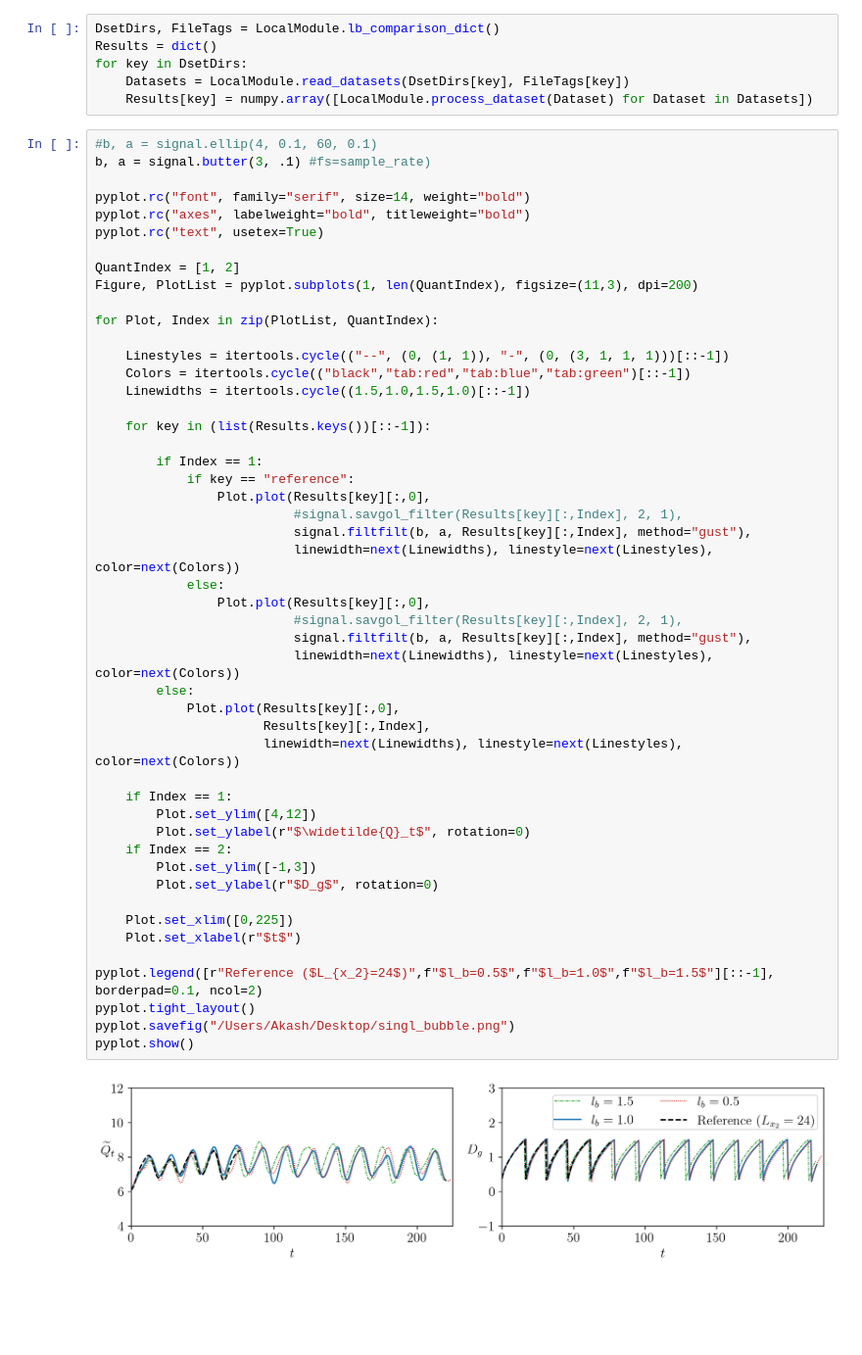
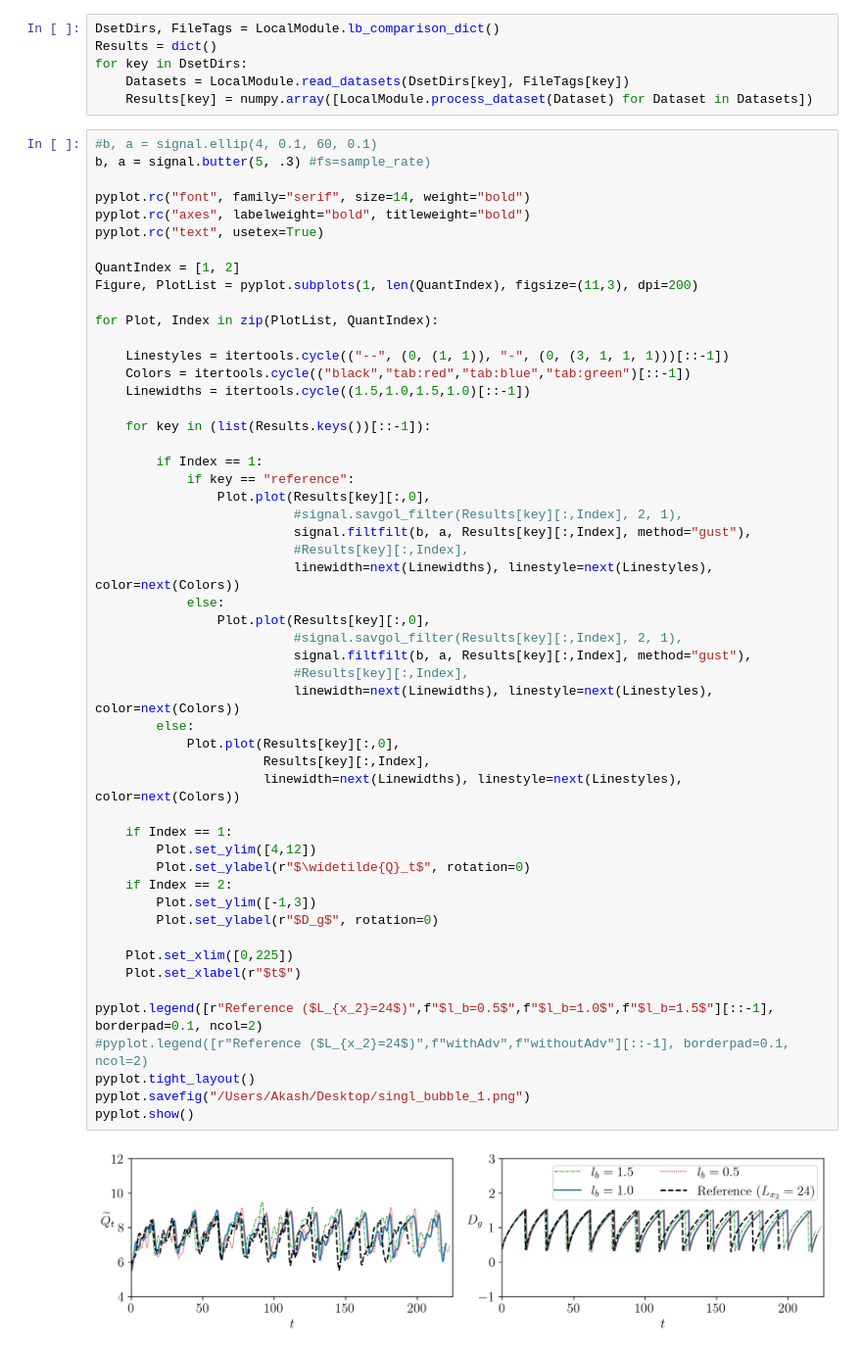
Before and after one commit to Lab-Notebooks/Benchmarks-Tutorials, a Jupyter notebook: analysis/PoolBoiling/Lb-Comparison.ipynb, the cells around one changed output. Shown at 98% size. Cells and saved outputs as stored; diff of their text form; blank space fills up the shorter version.

```diff
--- a/analysis/PoolBoiling/Lb-Comparison.ipynb
+++ b/analysis/PoolBoiling/Lb-Comparison.ipynb
@@ -15,7 +15,7 @@ for key in DsetDirs:
     Results[key] = numpy.array([LocalModule.process_dataset(Dataset) for Dataset in Datasets])
 # %%
 #b, a = signal.ellip(4, 0.1, 60, 0.1)
-b, a = signal.butter(3, .1) #fs=sample_rate)
+b, a = signal.butter(5, .3) #fs=sample_rate)
 
 pyplot.rc("font", family="serif", size=14, weight="bold")
 pyplot.rc("axes", labelweight="bold", titleweight="bold")
@@ -35,32 +35,35 @@ for Plot, Index in zip(PlotList, QuantIndex):
         if Index == 1:
             if key == "reference":
                 Plot.plot(Results[key][:,0],
                           #signal.savgol_filter(Results[key][:,Index], 2, 1),
                           signal.filtfilt(b, a, Results[key][:,Index], method="gust"),
+                          #Results[key][:,Index],
                           linewidth=next(Linewidths), linestyle=next(Linestyles), color=next(Colors))
             else:
                 Plot.plot(Results[key][:,0],
                           #signal.savgol_filter(Results[key][:,Index], 2, 1),
                           signal.filtfilt(b, a, Results[key][:,Index], method="gust"),
+                          #Results[key][:,Index],
                           linewidth=next(Linewidths), linestyle=next(Linestyles), color=next(Colors))
         else:
             Plot.plot(Results[key][:,0],
                       Results[key][:,Index],
                       linewidth=next(Linewidths), linestyle=next(Linestyles), color=next(Colors))
 
     if Index == 1:
         Plot.set_ylim([4,12])
         Plot.set_ylabel(r"$\widetilde{Q}_t$", rotation=0)
     if Index == 2:
         Plot.set_ylim([-1,3])
         Plot.set_ylabel(r"$D_g$", rotation=0)
 
     Plot.set_xlim([0,225])
     Plot.set_xlabel(r"$t$")
 
 pyplot.legend([r"Reference ($L_{x_2}=24$)",f"$l_b=0.5$",f"$l_b=1.0$",f"$l_b=1.5$"][::-1], borderpad=0.1, ncol=2)
+#pyplot.legend([r"Reference ($L_{x_2}=24$)",f"withAdv",f"withoutAdv"][::-1], borderpad=0.1, ncol=2)
 pyplot.tight_layout()
-pyplot.savefig("/Users/Akash/Desktop/singl_bubble.png")
+pyplot.savefig("/Users/Akash/Desktop/singl_bubble_1.png")
 pyplot.show()
 # %% [output]
-[figure, old version]
+[figure, new version]
```
Also changed, not shown: 4 other files.
